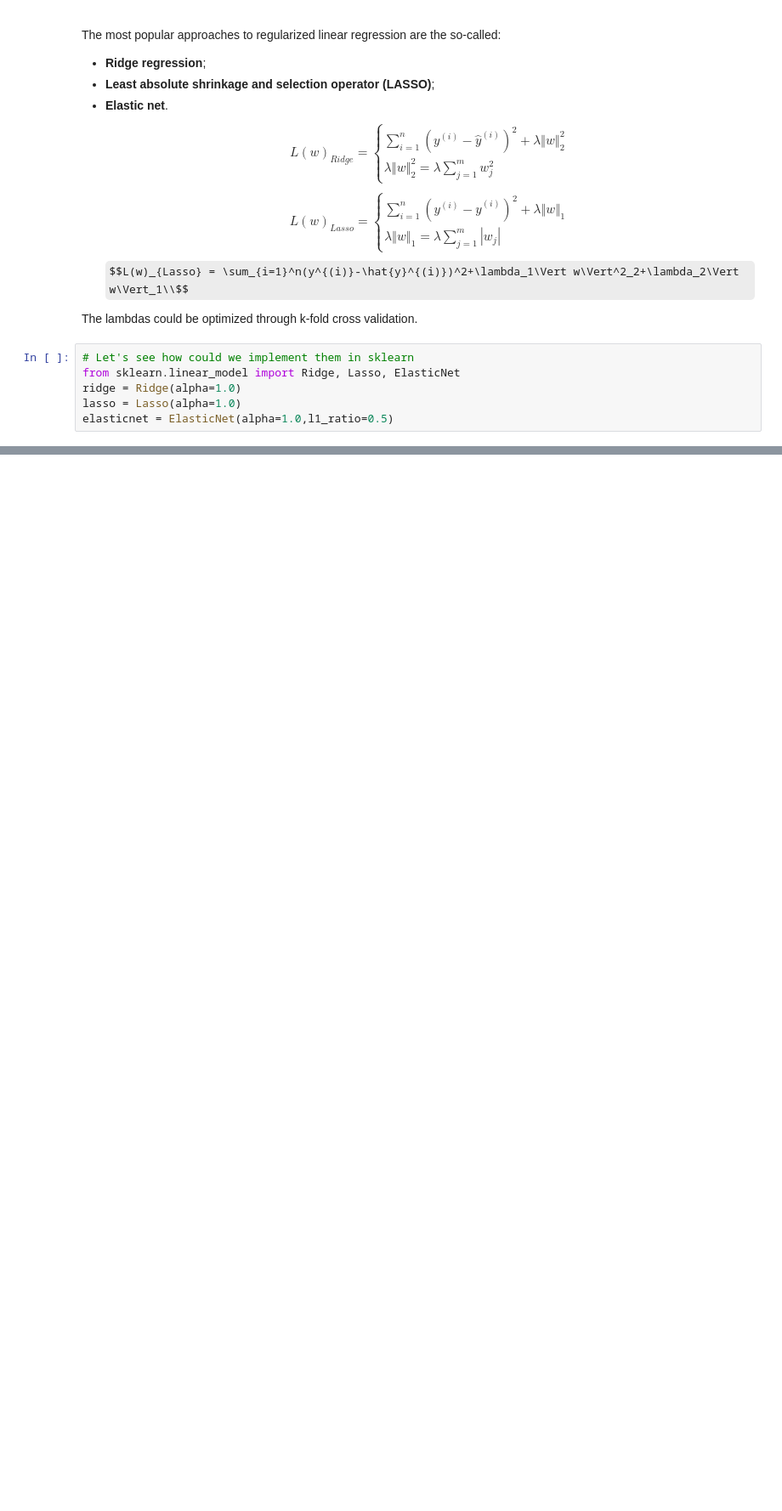
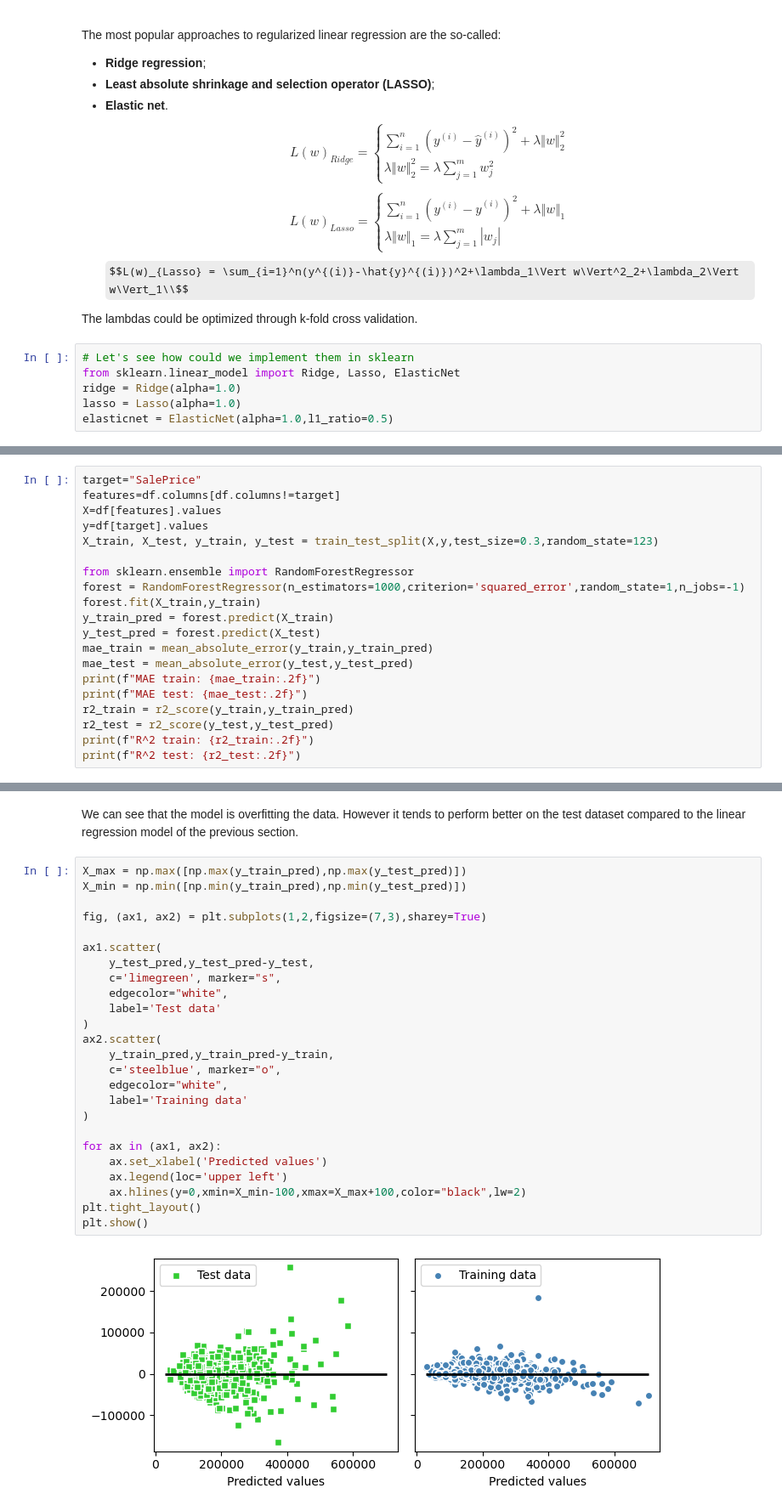
Before and after one commit to RiccardoTonioloDev/ML-w-PyTorch, a Jupyter notebook: Predicting continuous target/regression_analysis.ipynb, the cells around one changed output, grey strips where cells are left out. Shown: that part at 85% size. Saved outputs shown, nothing was run; the diff lists cells and outputs as text; some formulas as TeX source; blank space fills up the shorter version.

```diff
--- a/Predicting continuous target/regression_analysis.ipynb
+++ b/Predicting continuous target/regression_analysis.ipynb
@@ -381,0 +366,20 @@ plt.show()
+# %%
+target="SalePrice"
+features=df.columns[df.columns!=target]
+X=df[features].values
+y=df[target].values
+X_train, X_test, y_train, y_test = train_test_split(X,y,test_size=0.3,random_state=123)
+
+from sklearn.ensemble import RandomForestRegressor
+forest = RandomForestRegressor(n_estimators=1000,criterion='squared_error',random_state=1,n_jobs=-1)
+forest.fit(X_train,y_train)
+y_train_pred = forest.predict(X_train)
+y_test_pred = forest.predict(X_test)
+mae_train = mean_absolute_error(y_train,y_train_pred)
+mae_test = mean_absolute_error(y_test,y_test_pred)
+print(f"MAE train: {mae_train:.2f}")
+print(f"MAE test: {mae_test:.2f}")
+r2_train = r2_score(y_train,y_train_pred)
+r2_test = r2_score(y_test,y_test_pred)
+print(f"R^2 train: {r2_train:.2f}")
+print(f"R^2 test: {r2_test:.2f}")
@@ -381,0 +391,29 @@ plt.show()
+# %% [markdown]
+We can see that the model is overfitting the data. However it tends to perform better on the test dataset compared to the linear regression model of the previous section.
+# %%
+X_max = np.max([np.max(y_train_pred),np.max(y_test_pred)])
+X_min = np.min([np.min(y_train_pred),np.min(y_test_pred)])
+
+fig, (ax1, ax2) = plt.subplots(1,2,figsize=(7,3),sharey=True)
+
+ax1.scatter(
+    y_test_pred,y_test_pred-y_test,
+    c='limegreen', marker="s",
+    edgecolor="white",
+    label='Test data'
+)
+ax2.scatter(
+    y_train_pred,y_train_pred-y_train,
+    c='steelblue', marker="o",
+    edgecolor="white",
+    label='Training data'
+)
+
+for ax in (ax1, ax2):
+    ax.set_xlabel('Predicted values')
+    ax.legend(loc='upper left')
+    ax.hlines(y=0,xmin=X_min-100,xmax=X_max+100,color="black",lw=2)
+plt.tight_layout()
+plt.show()
+# %% [output]
+[figure, added]
```
Also changed, not shown: parts of 8 cells of this notebook, 3 other files.
